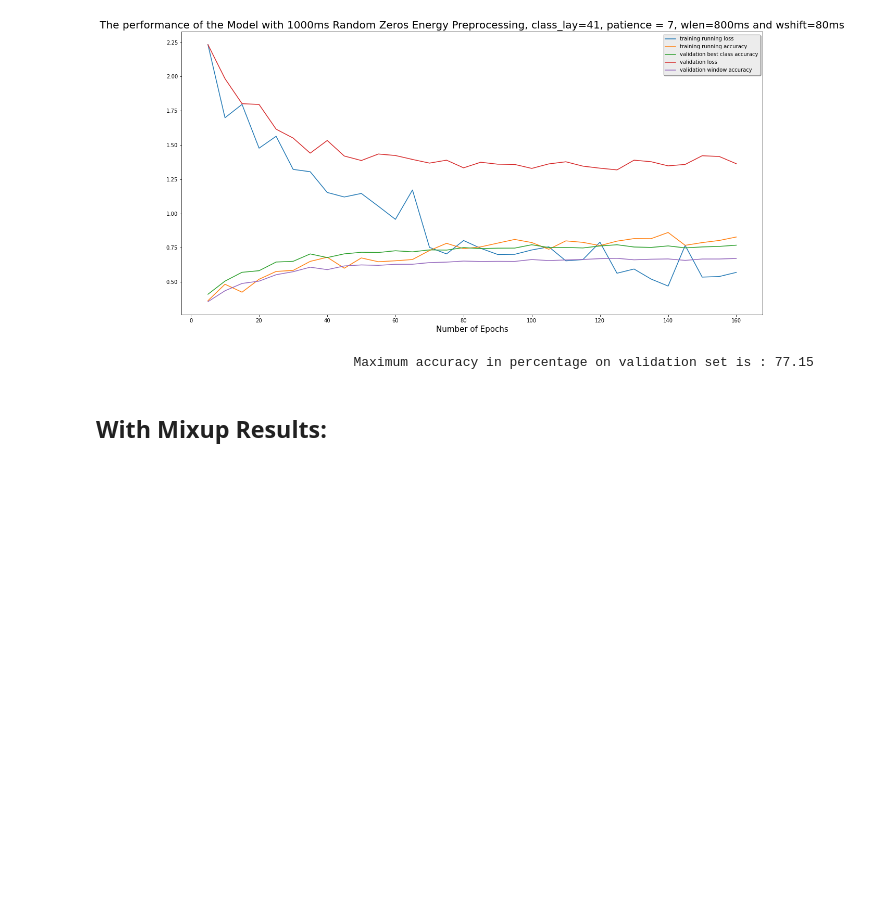
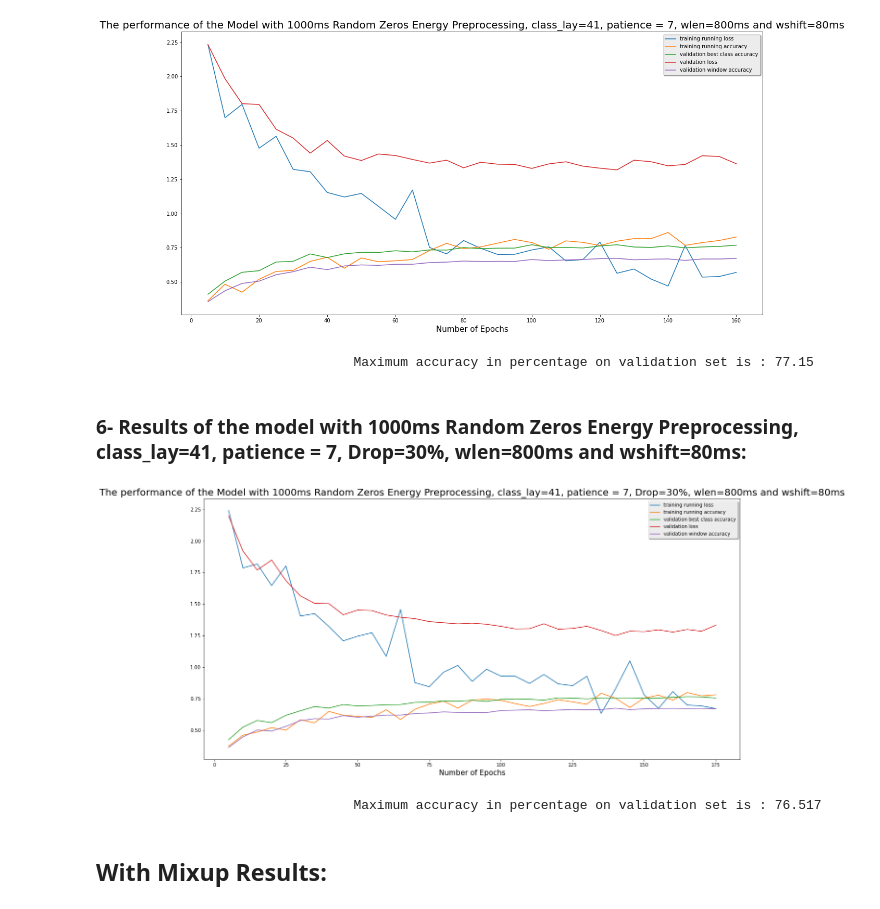
Before and after one commit to Learningchipmunk/SincNet_v2.0, a Jupyter notebook: Net_Performance_Analysis.ipynb, the cells around one changed output. Cells and saved outputs as stored; diff of their text form; code cells hidden in the pictures; blank space fills up the shorter version.

```diff
--- a/Net_Performance_Analysis.ipynb
+++ b/Net_Performance_Analysis.ipynb
@@ -170,6 +170,22 @@ PlotPerfs(name, used_var)
 # %% [output]
 [figure]
                                  Maximum accuracy in percentage on validation set is : 77.15
+# %% [markdown]
+### 6- Results of the model with 1000ms Random Zeros Energy Preprocessing, class_lay=41, patience = 7, Drop=30%, wlen=800ms and wshift=80ms:
+# %%
+path = "exp/SincNet_DCASE_v2.0/Rand0PreEnergy1000ms_Window800ms_Drop30/"
+filename = path.split("/")[-2] if path.split("/")[-1]=="" else path.split("/")[-1]
+filename = filename + ".res"
+
+used_var, indexes = readResults(path, filename)
+# %%
+## Organizing all the needed data in lists:
+name = 'Model with 1000ms Random Zeros Energy Preprocessing, class_lay=41, patience = 7, Drop=30%, wlen=800ms and wshift=80ms'
+
+PlotPerfs(name, used_var)
+# %% [output]
+[figure, added]
+                                 Maximum accuracy in percentage on validation set is : 76.517
 # %% [markdown]
 ## With Mixup Results:
 # %% [markdown]
```
Also changed, not shown: parts of 15 cells of this notebook, 24 other files.
